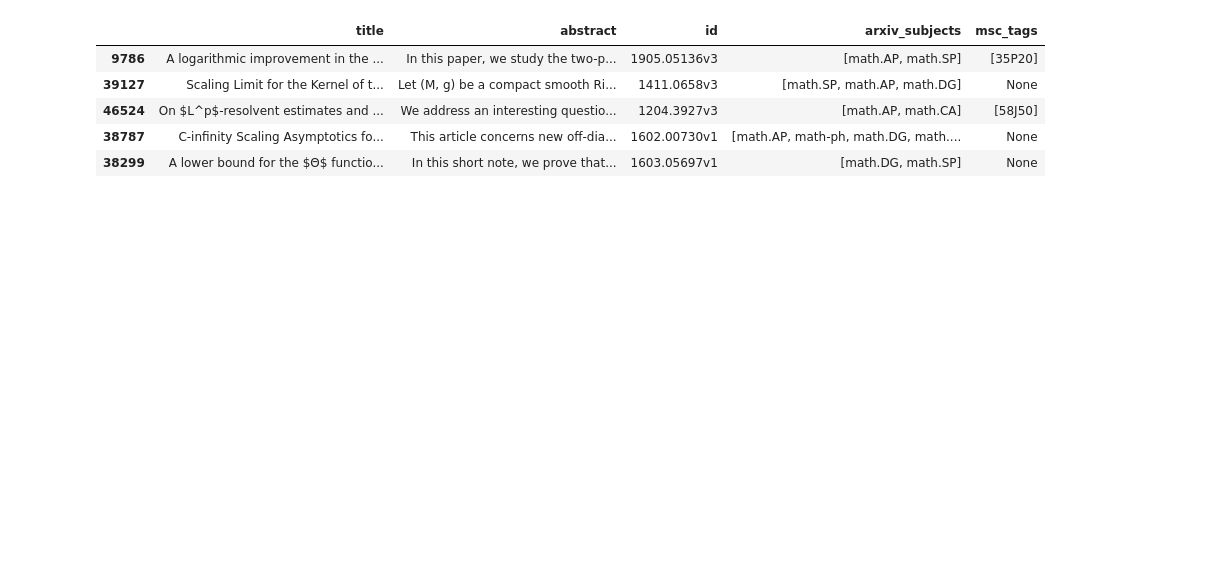
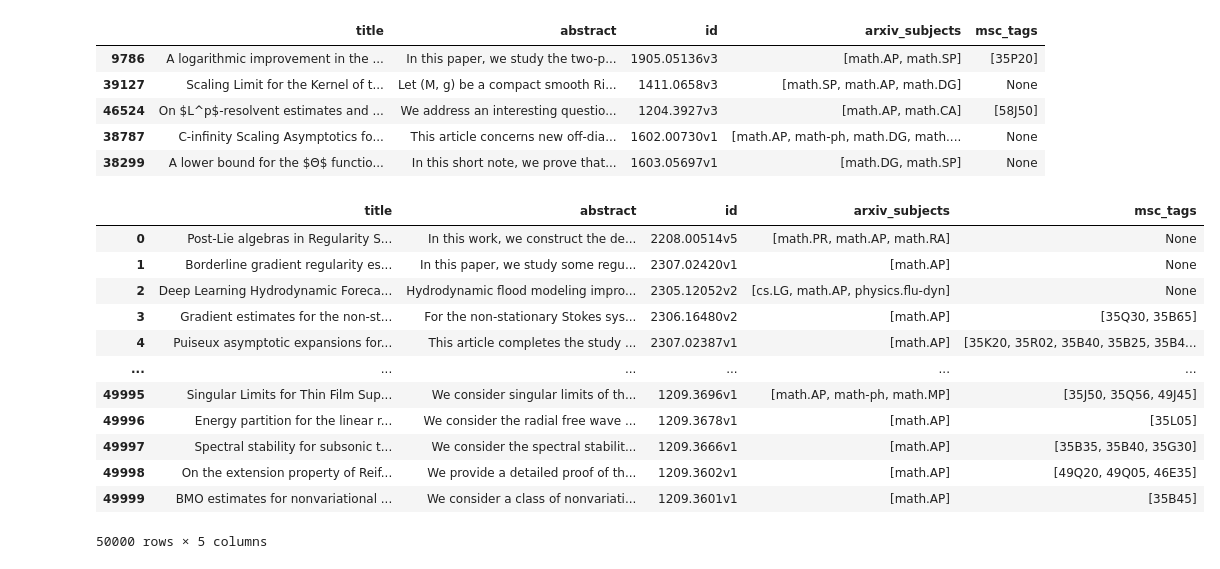
Before and after one commit to Michael-Geis/Fritz, a Jupyter notebook: prediction-flow-sample.ipynb, the cells around one changed output. Drawn from its saved outputs; the diff is of its cells as text; code cells hidden in the pictures; blank space fills up the shorter version.

```diff
--- a/prediction-flow-sample.ipynb
+++ b/prediction-flow-sample.ipynb
@@ -153,3 +158,23 @@ recs.head()
 | 46524 | On $L^p$-resolvent estimates and ... | We address an interesting questio... | 1204.3927v3 | [math.AP, math.CA] | [58J50] |
 | 38787 | C-infinity Scaling Asymptotics fo... | This article concerns new off-dia... | 1602.00730v1 | [math.AP, math-ph, math.DG, math.... | None |
 | 38299 | A lower bound for the $Θ$ functio... | In this short note, we prove that... | 1603.05697v1 | [math.DG, math.SP] | None |
+# %%
+import pandas as pd
+
+lib = pd.read_feather("./data/libraries/APSP_50_allenai-specter/metadata.feather")
+# %%
+lib
+# %% [output]
+|  | title | abstract | id | arxiv_subjects | msc_tags |
+| 0 | Post-Lie algebras in Regularity S... | In this work, we construct the de... | 2208.00514v5 | [math.PR, math.AP, math.RA] | None |
+| 1 | Borderline gradient regularity es... | In this paper, we study some regu... | 2307.02420v1 | [math.AP] | None |
+| 2 | Deep Learning Hydrodynamic Foreca... | Hydrodynamic flood modeling impro... | 2305.12052v2 | [cs.LG, math.AP, physics.flu-dyn] | None |
+| 3 | Gradient estimates for the non-st... | For the non-stationary Stokes sys... | 2306.16480v2 | [math.AP] | [35Q30, 35B65] |
+| 4 | Puiseux asymptotic expansions for... | This article completes the study ... | 2307.02387v1 | [math.AP] | [35K20, 35R02, 35B40, 35B25, 35B4... |
+| ... | ... | ... | ... | ... | ... |
+| 49995 | Singular Limits for Thin Film Sup... | We consider singular limits of th... | 1209.3696v1 | [math.AP, math-ph, math.MP] | [35J50, 35Q56, 49J45] |
+| 49996 | Energy partition for the linear r... | We consider the radial free wave ... | 1209.3678v1 | [math.AP] | [35L05] |
+| 49997 | Spectral stability for subsonic t... | We consider the spectral stabilit... | 1209.3666v1 | [math.AP] | [35B35, 35B40, 35G30] |
+| 49998 | On the extension property of Reif... | We provide a detailed proof of th... | 1209.3602v1 | [math.AP] | [49Q20, 49Q05, 46E35] |
+| 49999 | BMO estimates for nonvariational ... | We consider a class of nonvariati... | 1209.3601v1 | [math.AP] | [35B45] |
+50000 rows × 5 columns
```
Also changed, not shown: parts of 10 cells of this notebook, 7 other files.
